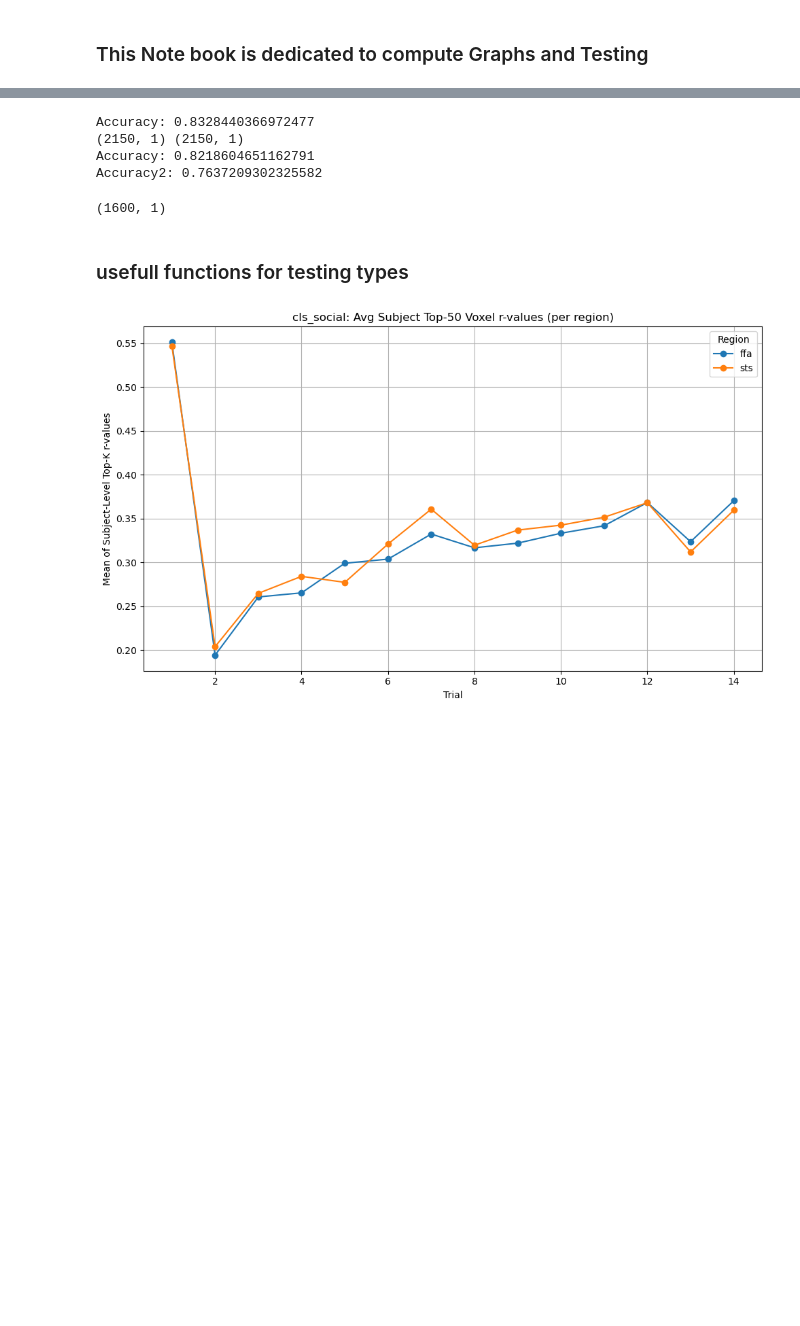
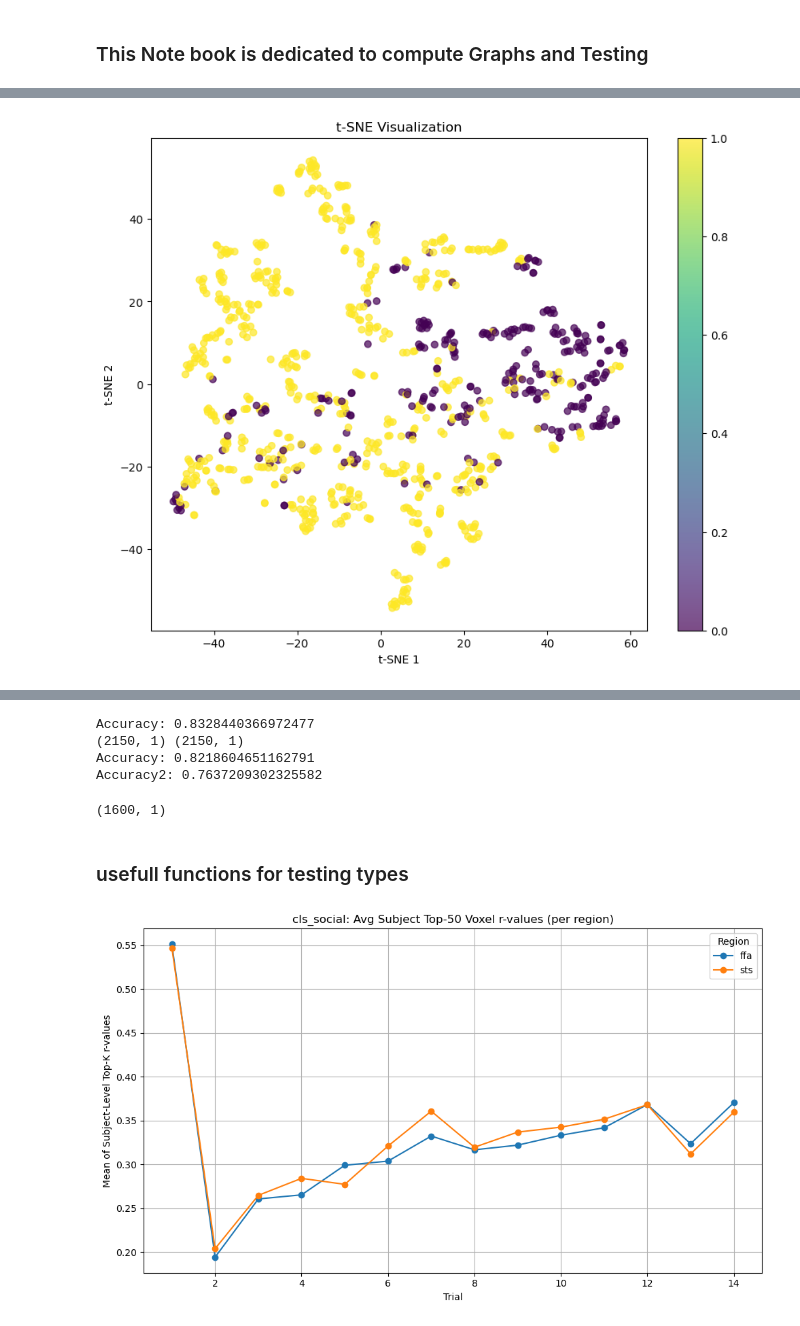
Before and after one commit to itaipeleg1/STS_sherlock, a Jupyter notebook: testing_cleaned.ipynb, the cells around one changed output, grey strips where cells are left out. Saved outputs shown, nothing was run; the diff lists cells and outputs as text; code cells hidden in the pictures; blank space fills up the shorter version.

```diff
--- a/testing_cleaned.ipynb
+++ b/testing_cleaned.ipynb
@@ -130,0 +157,22 @@ print(f"Mean PC1 for non-social scenes: {scene_pc1_scores[non_social_scenes].mea
+# %%
+## Correlations analysis
+def create_annot(path):
+    annot = np.load(path)
+    annot = annot [26:]
+    annot = annot[:919]
+    return annot
+face = create_annot('/home/new_storage/sherlock/STS_sherlock/projects data/annotations/face.npy')
+arousal = create_annot('/home/new_storage/sherlock/STS_sherlock/projects data/annotations/arousal.npy')
+social = create_annot('/home/new_storage/sherlock/STS_sherlock/projects data/annotations/social_nonsocial.npy')
+speking = create_annot('/home/new_storage/sherlock/STS_sherlock/projects data/annotations/speaking.npy')
+valence = create_annot('/home/new_storage/sherlock/STS_sherlock/projects data/annotations/valence.npy')
+pitch = create_annot('/home/new_storage/sherlock/STS_sherlock/projects data/annotations/pitchHz.npy')
+hue=create_annot('/home/new_storage/sherlock/STS_sherlock/projects data/annotations/hue.npy')
+indoor = create_annot('/home/new_storage/sherlock/STS_sherlock/projects data/annotations/indoor_outdoor.npy')
+text = create_annot('/home/new_storage/sherlock/STS_sherlock/projects data/annotations/written_text.npy')
+pixel_change = create_annot('/home/new_storage/sherlock/STS_sherlock/projects data/annotations/pixel.npy')
+music = create_annot('/home/new_storage/sherlock/STS_sherlock/projects data/annotations/music.npy')
+amplitude = create_annot('/home/new_storage/sherlock/STS_sherlock/projects data/annotations/amplitude.npy')
+saturation=create_annot('/home/new_storage/sherlock/STS_sherlock/projects data/annotations/saturation.npy')
+social_speak_music = create_annot('/home/new_storage/sherlock/STS_sherlock/projects data/annotations/social_speak_music.npy')
+print(face.shape, social.shape, speking.shape)
@@ -130,0 +273,20 @@ print(f"Mean PC1 for non-social scenes: {scene_pc1_scores[non_social_scenes].mea
+# %%
+from sklearn.manifold import TSNE
+
+
+# Apply t-SNE
+tsne = TSNE(n_components=2, random_state=42, perplexity=13)
+#FFA_tsne = tsne.fit_transform(STS_projections)
+PPA_projections_llava_tsne = tsne.fit_transform(PPA_projections_llava)
+STS_projections_llava_tsne = tsne.fit_transform(STS_projections_llava)
+FFA_projections_llava_tsne = tsne.fit_transform(FFA_projections_llava)
+# Create the plot
+plt.figure(figsize=(10, 8))
+scatter = plt.scatter(FFA_projections_llava_tsne[:, 0], FFA_projections_llava_tsne[:, 1], c=social_speak_music,  alpha=0.7)
+plt.colorbar(scatter)
+plt.title('t-SNE Visualization')
+plt.xlabel('t-SNE 1')
+plt.ylabel('t-SNE 2')
+plt.show()
+# %% [output]
+[figure, added]
```
Also changed, not shown: parts of 17 cells of this notebook, 5 other files.
